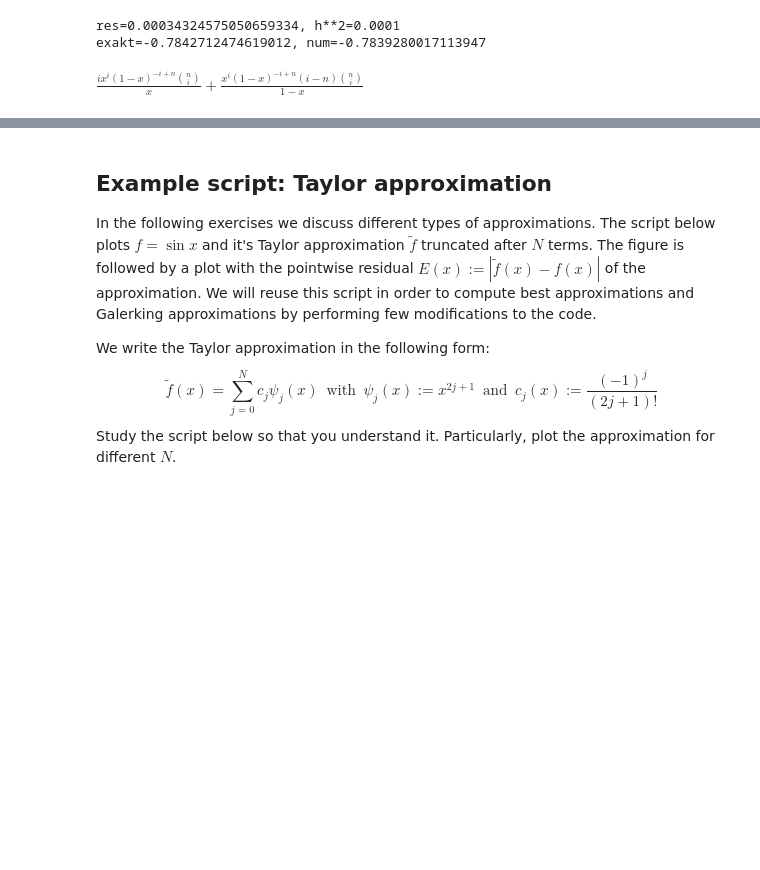
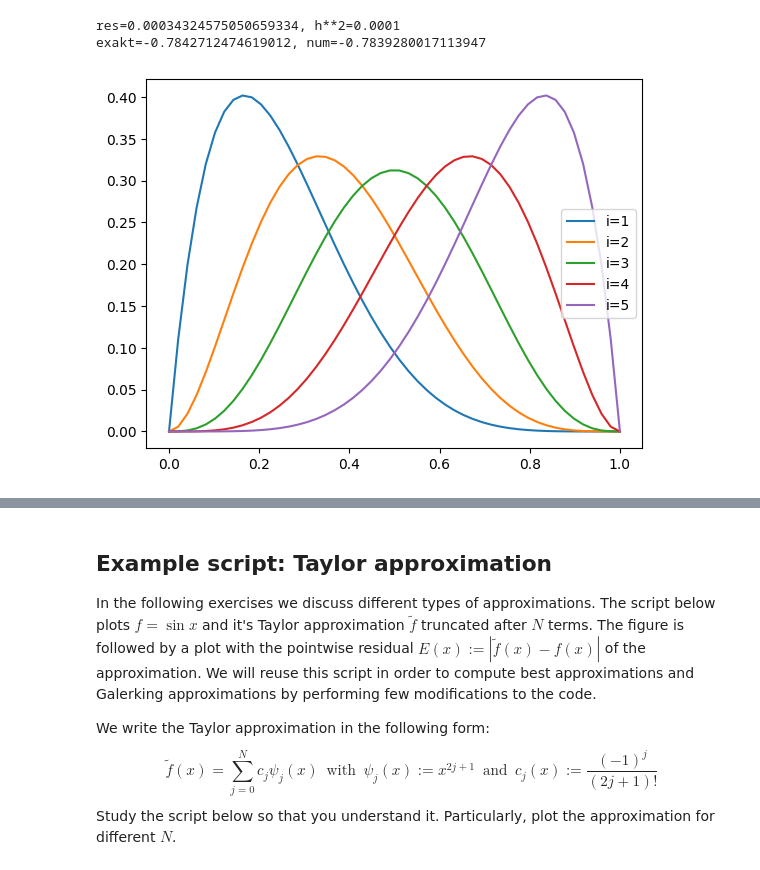
Before and after one commit to kalle6452/PDE, a Jupyter notebook: lab03.ipynb, the cells around one changed output, grey strips where cells are left out. Cells and saved outputs as stored; diff of their text form; code cells hidden in the pictures; blank space fills up the shorter version.

```diff
--- a/lab03.ipynb
+++ b/lab03.ipynb
@@ -133,8 +133,8 @@ error:
 error = []
 def aprox(x,h):
     return ((x+h)/(1+(x+h)**2) - (x-h)/(1+(x-h)**2))/(2*h)
-h = [0.1,0.01,0.001]
-#h = [0.1,0.01,0.001,0.0001,0.00001, 0.000001]
+#h = [0.1,0.01,0.001]
+h = [0.1,0.01,0.001,0.0001,0.00001, 0.000001]
 x = 0.3
 exakt = (1-x**2)/(1+x**2)**2
 for i in h:
@@ -307,7 +310,19 @@ print(f'exakt={dBernstein(i,n,np.sqrt(2)/2)}, num={num_Bernstein(i,n,np.sqrt(2)/
 # %% [output]
 res=0.00034324575050659334, h**2=0.0001
 exakt=-0.7842712474619012, num=-0.7839280017113947
-# %%
-exakt(i,n,x)
-# %% [output]
-$\displaystyle \frac{i x^{i} \left(1 - x\right)^{- i + n} {\binom{n}{i}}}{x} + \frac{x^{i} \left(1 - x\right)^{- i + n} \left(i - n\right) {\binom{n}{i}}}{1 - x}$
+# %%
+# Är skillnaden mellan psi och bern att psi tar bort den första och sista
+# Funkar för i >= 1 samt
+# 5)
+def Psi(i,N,x):
+    for j in range(i,N):
+        fun = scipy.special.comb(N,j)*x**j*(1-x)**(N-j)
+        plt.plot(x,fun,label=f'i={j}')
+    plt.legend()
+    plt.show()
+i = 1
+N = 6
+x = np.linspace(0,1)
+Psi(i,N,x)
+# %% [output]
+[figure, added]
```
Also changed, not shown: parts of 3 cells of this notebook.
